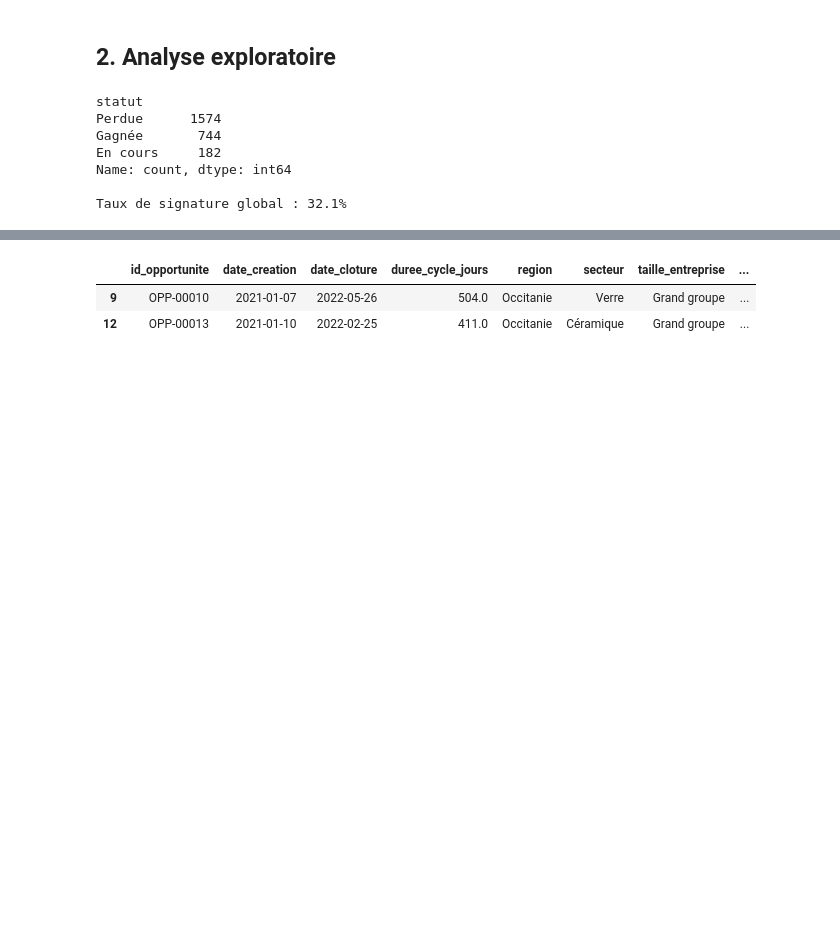
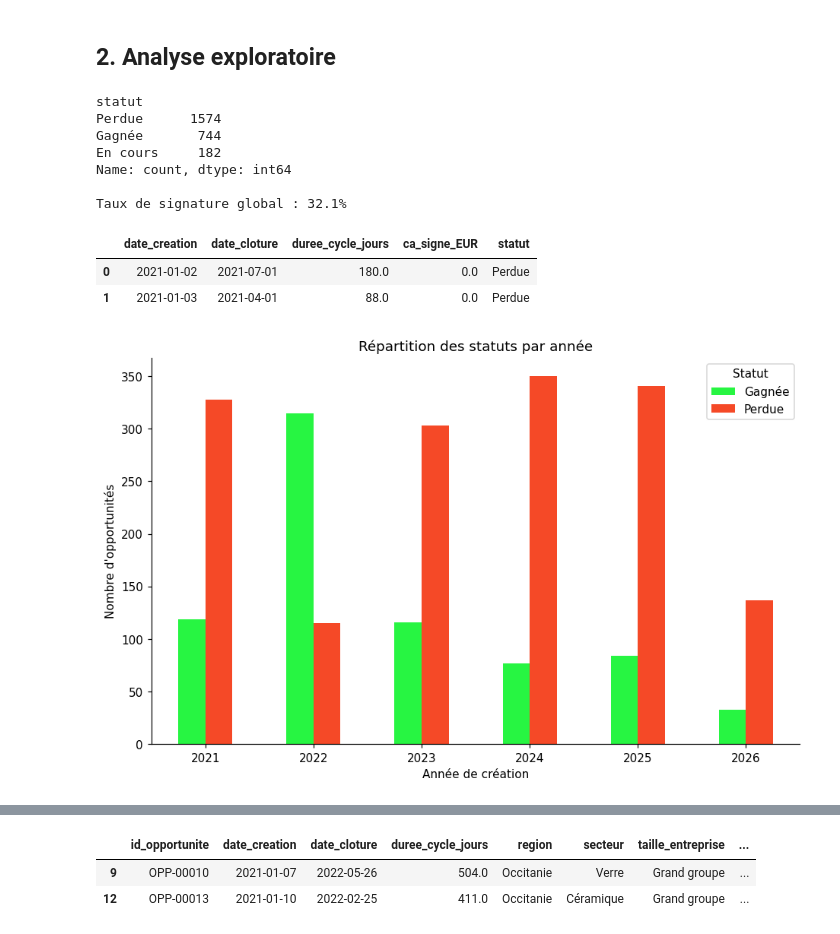
Before and after one commit to Cheikhcisse1/projet_FN, a Jupyter notebook: EcoTechCeram_analyse_predictive.ipynb, the cells around one changed output, grey strips where cells are left out. Cells and saved outputs as stored; diff of their text form; code cells hidden in the pictures; blank space fills up the shorter version.

```diff
--- a/EcoTechCeram_analyse_predictive.ipynb
+++ b/EcoTechCeram_analyse_predictive.ipynb
@@ -148,3 +148,28 @@ En cours     182
 Name: count, dtype: int64
 
 Taux de signature global : 32.1%
+# %%
+new_df = pd.DataFrame({
+    'date_creation':clos['date_creation'],
+    'date_cloture':clos['date_cloture'],
+    'duree_cycle_jours':clos['duree_cycle_jours'],
+    'ca_signe_EUR':clos['ca_signe_EUR'],
+    'statut':clos['statut'],
+})
+display(new_df.head(2))
+# %% [output]
+|  | date_creation | date_cloture | duree_cycle_jours | ca_signe_EUR | statut |
+| 0 | 2021-01-02 | 2021-07-01 | 180.0 | 0.0 | Perdue |
+| 1 | 2021-01-03 | 2021-04-01 | 88.0 | 0.0 | Perdue |
+# %%
+# Visualisation de la répartition des statuts par année
+statut_par_annee = pd.crosstab(new_df["date_creation"].dt.year, new_df["statut"])
+statut_par_annee.plot(kind="bar", figsize=(10,6), color=["#27F542", "#F54927"])
+plt.xticks(rotation=0)
+plt.title("Répartition des statuts par année")
+plt.xlabel("Année de création")
+plt.ylabel("Nombre d'opportunités")
+plt.legend(title="Statut")
+plt.show()
+# %% [output]
+[figure, added]
```
Also changed, not shown: parts of 8 cells of this notebook.
